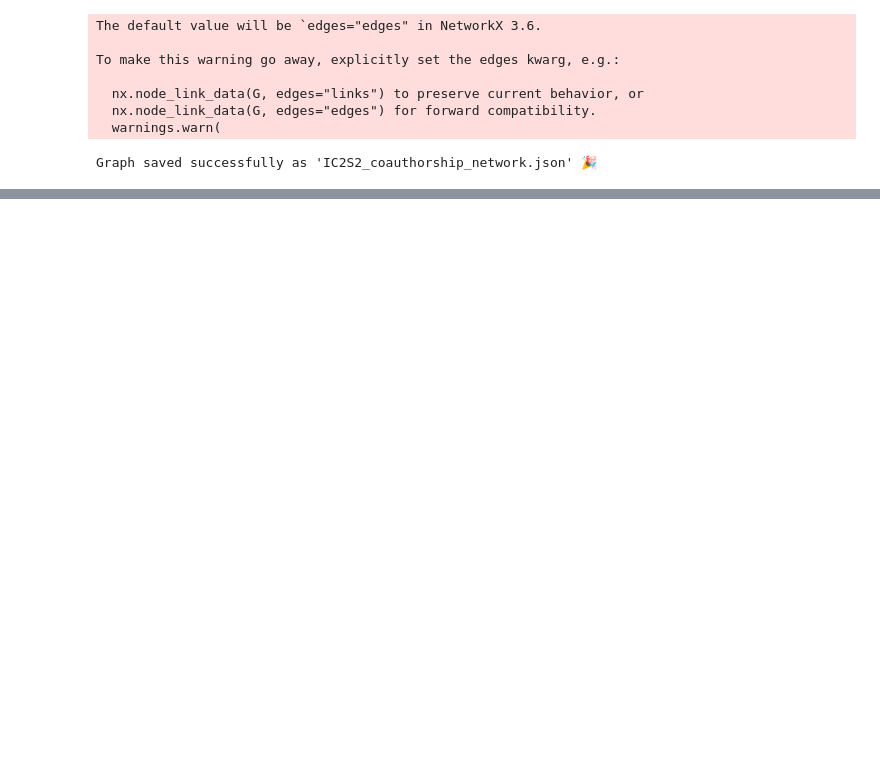
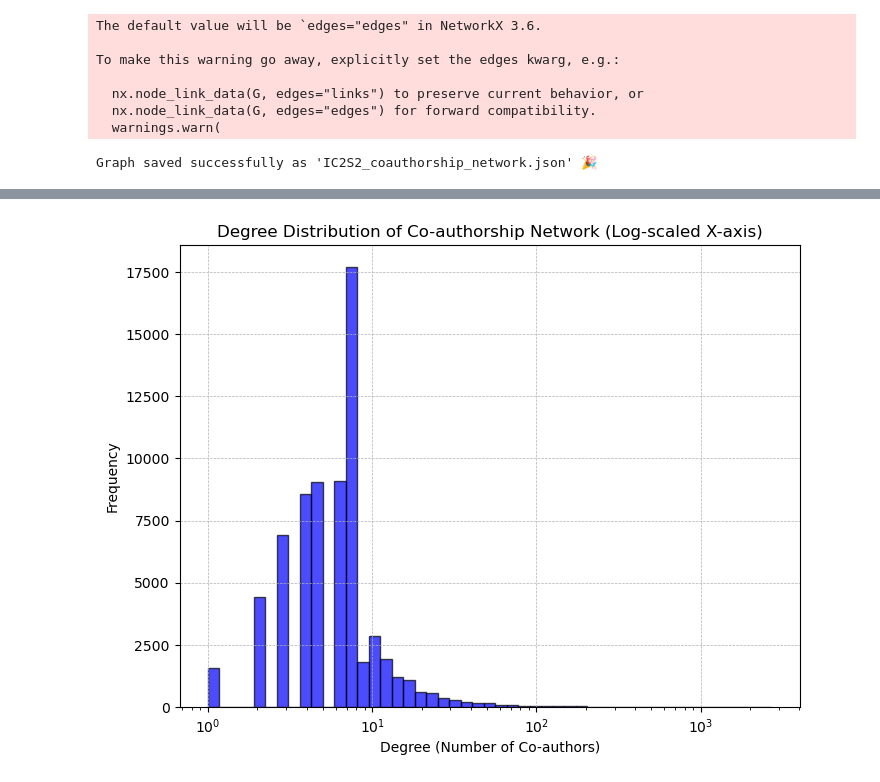
Before and after one commit to deweew6/compsoc, a Jupyter notebook: Assignment_1.ipynb, the cells around one changed output, grey strips where cells are left out. Drawn from its saved outputs; the diff is of its cells as text; code cells hidden in the pictures; blank space fills up the shorter version.

```diff
--- a/Assignment_1.ipynb
+++ b/Assignment_1.ipynb
@@ -333,7 +332,8 @@ collaboration_counts = Counter()
 for author_str in df_papers["author_ids"]: # loop over each paper
     authors = author_str.split(",") # split the authors (seperated by ,)
     for author in authors:
-        G.add_node(author)  # Ensure every author is in the graph
+        if author not in G:
+            G.add_node(author)  # Ensure every author is in the graph
     for author1, author2 in itertools.combinations(authors, 2): # loop over each combination of authors
         pair = tuple(sorted([author1, author2])) # sort the pair of authors to avoid duplicates
         collaboration_counts[pair] += 1 # count the number of collaborations between the pair of authors
@@ -359,7 +359,7 @@ for _, row in tqdm(df_papers.iterrows(), total=len(df_papers)):
 # Add info to nodes
 for node in tqdm(G.nodes()):
     G.nodes[node]["display_name"] = id_name_map_reverse.get(node, "Unknown")
-    G.nodes[node]["country"] = "Unknown"
+    G.nodes[node]["country"] = "Unknown" # we dont have this in our authors dataset - implement later
     G.nodes[node]["total_citations"] = author_citation_counts.get(node, 0)
     G.nodes[node]["first_publication_year"] = author_first_publication.get(node, None)
 
@@ -479,0 +505,17 @@ Top 5 Authors by Degree:
+# %%
+import matplotlib.pyplot as plt
+
+degrees = [d for _, d in G.degree()]
+
+plt.figure(figsize=(8, 6))
+plt.hist(degrees, bins=np.logspace(np.log10(min(degrees)+1), np.log10(max(degrees)), 50),
+         color='blue', edgecolor='black', alpha=0.7)
+
+plt.xscale("log")
+plt.xlabel("Degree (Number of Co-authors)")
+plt.ylabel("Frequency")
+plt.title("Degree Distribution of Co-authorship Network (Log-scaled X-axis)")
+plt.grid(True, linestyle="--", linewidth=0.5)
+plt.show()
+# %% [output]
+[figure, added]
```
Also changed, not shown: parts of 9 cells of this notebook, 4 other files.
